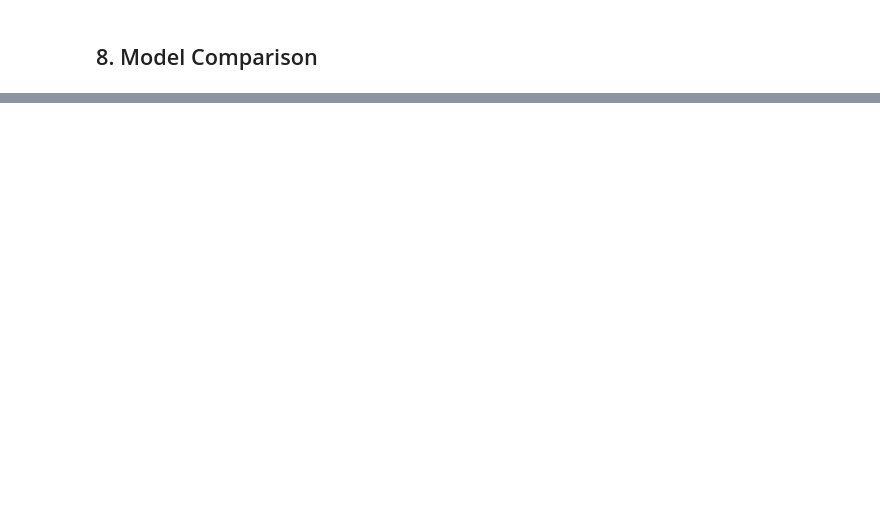
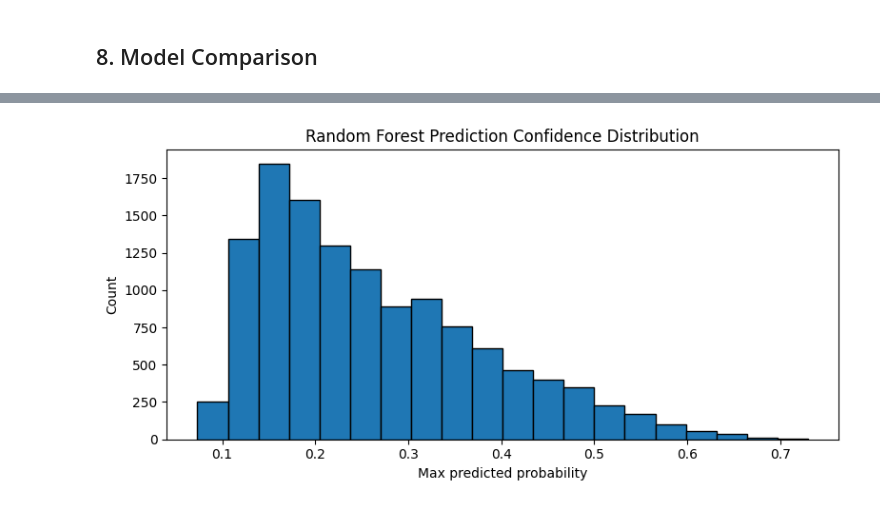
Before and after one commit to Calvinzheng123/ITCS-3156-Mahjong-Final-Project, a Jupyter notebook: MahjongML.ipynb, the cells around one changed output, grey strips where cells are left out. Saved outputs shown, nothing was run; the diff lists cells and outputs as text; code cells hidden in the pictures; blank space fills up the shorter version.

```diff
--- a/MahjongML.ipynb
+++ b/MahjongML.ipynb
@@ -360,0 +452,12 @@ results_df
+# %%
+probs = rf.predict_proba(X_test).max(axis=1)
+
+plt.figure(figsize=(8, 4))
+plt.hist(probs, bins=20, edgecolor="black")
+plt.xlabel("Max predicted probability")
+plt.ylabel("Count")
+plt.title("Random Forest Prediction Confidence Distribution")
+plt.tight_layout()
+plt.show()
+# %% [output]
+[figure, added]
```
Also changed, not shown: parts of 10 cells of this notebook.
